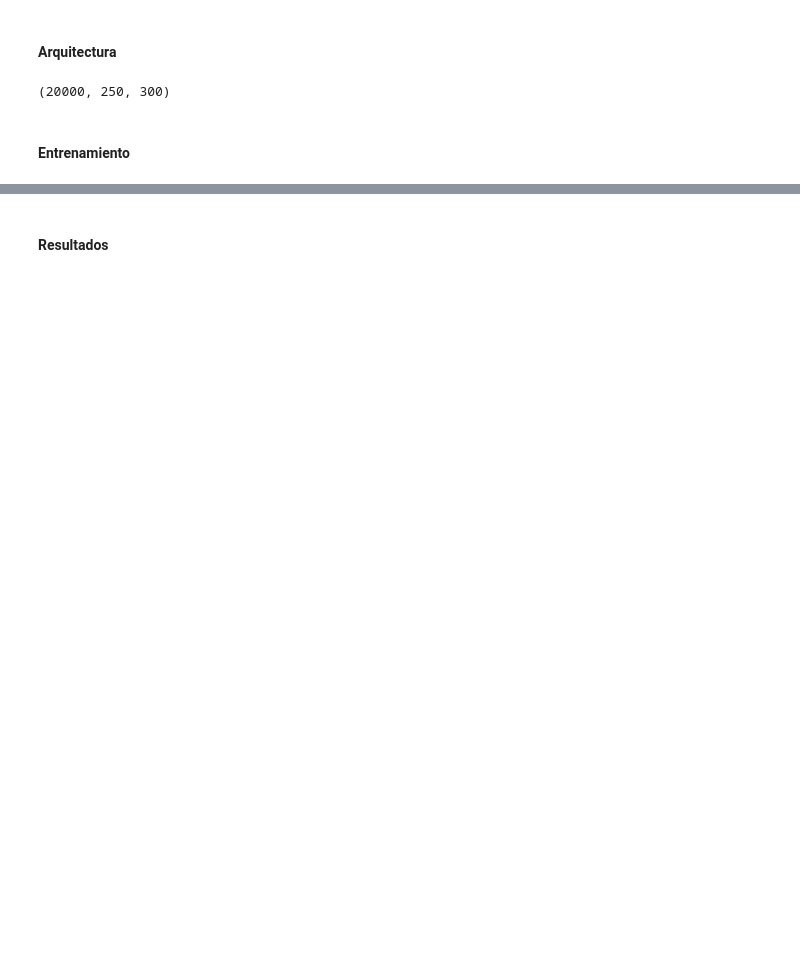
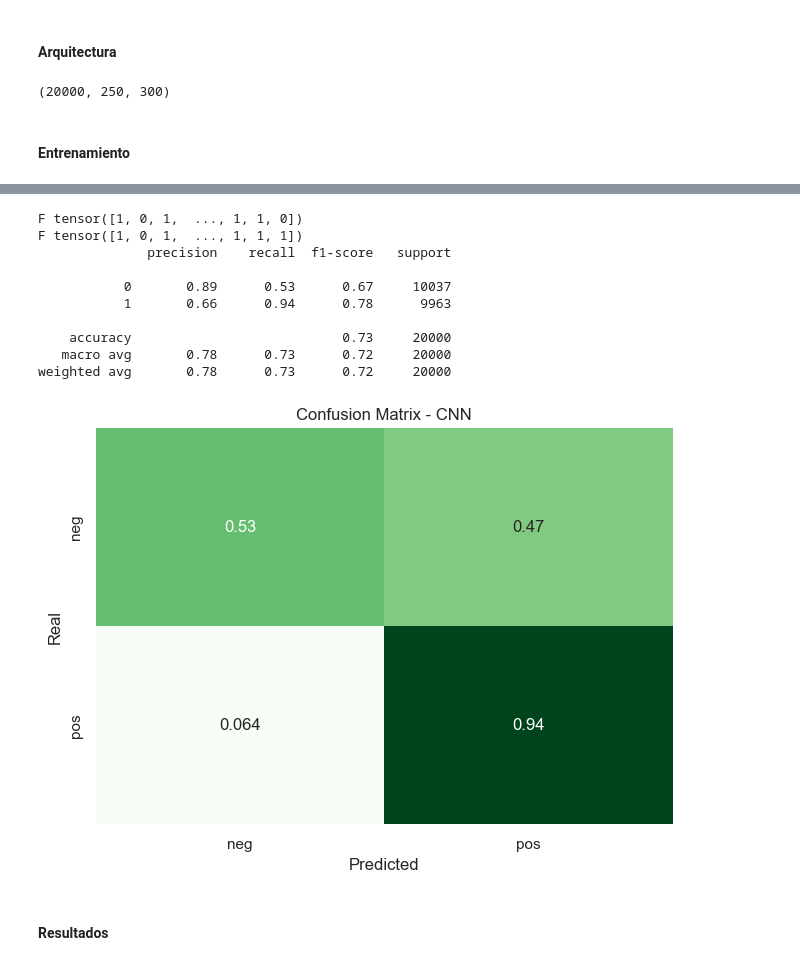
Before and after one commit to Adrian-Cespedes/Proy4-ML, a Jupyter notebook: mainCNN.ipynb, the cells around one changed output, grey strips where cells are left out. Drawn from its saved outputs; the diff is of its cells as text; code cells hidden in the pictures; blank space fills up the shorter version.

```diff
--- a/mainCNN.ipynb
+++ b/mainCNN.ipynb
@@ -1138,13 +1338,13 @@ train_loader = DataLoader(train_dataset, batch_size=BATCH_SIZE, shuffle=True)
 print("CNN TRAIN")
 loss_list = train(modelCNN, loss, optimizer, 10, train_loader,"modelCNN_RT")
 # %%
-x_train_dv = torch.tensor(x_train_wd, dtype=torch.float32)
+x_train_dv = torch.tensor(x_train_wd, dtype=torch.float32).reshape(-1, 1, W2V_WORDS, 300)
 y_train_dv = torch.tensor(y_train_wd, dtype=torch.long)
 train_dataset = TensorDataset(x_train_dv, y_train_dv)
 
 train_loader = DataLoader(train_dataset, batch_size=BATCH_SIZE, shuffle=True)
 
 print("CNN TRAIN")
-loss_list = train(modelCNN, loss, optimizer, 5, train_loader,"modelCNN_WD")
+loss_list = train(modelCNN, loss, optimizer, 25, train_loader,"modelCNN_WD")
 # %% [output]
 CNN TRAIN
@@ -1156,3 +1367,20 @@ Epoch 4: train loss: 0.1704
+# %%
+test_dataset = TensorDataset(x_train_dv, y_train_dv)
+test_loader = DataLoader(test_dataset, batch_size=BATCH_SIZE, shuffle=True)
+
+test(modelCNN, test_loader, "CNN")
+# %% [output]
+F tensor([1, 0, 1,  ..., 1, 1, 0])
+F tensor([1, 0, 1,  ..., 1, 1, 1])
+              precision    recall  f1-score   support
+
+           0       0.89      0.53      0.67     10037
+           1       0.66      0.94      0.78      9963
+
+    accuracy                           0.73     20000
+   macro avg       0.78      0.73      0.72     20000
+weighted avg       0.78      0.73      0.72     20000
+[figure, added]
 # %% [markdown]
 #### Resultados
 # %%
```
Also changed, not shown: parts of 30 cells of this notebook.
